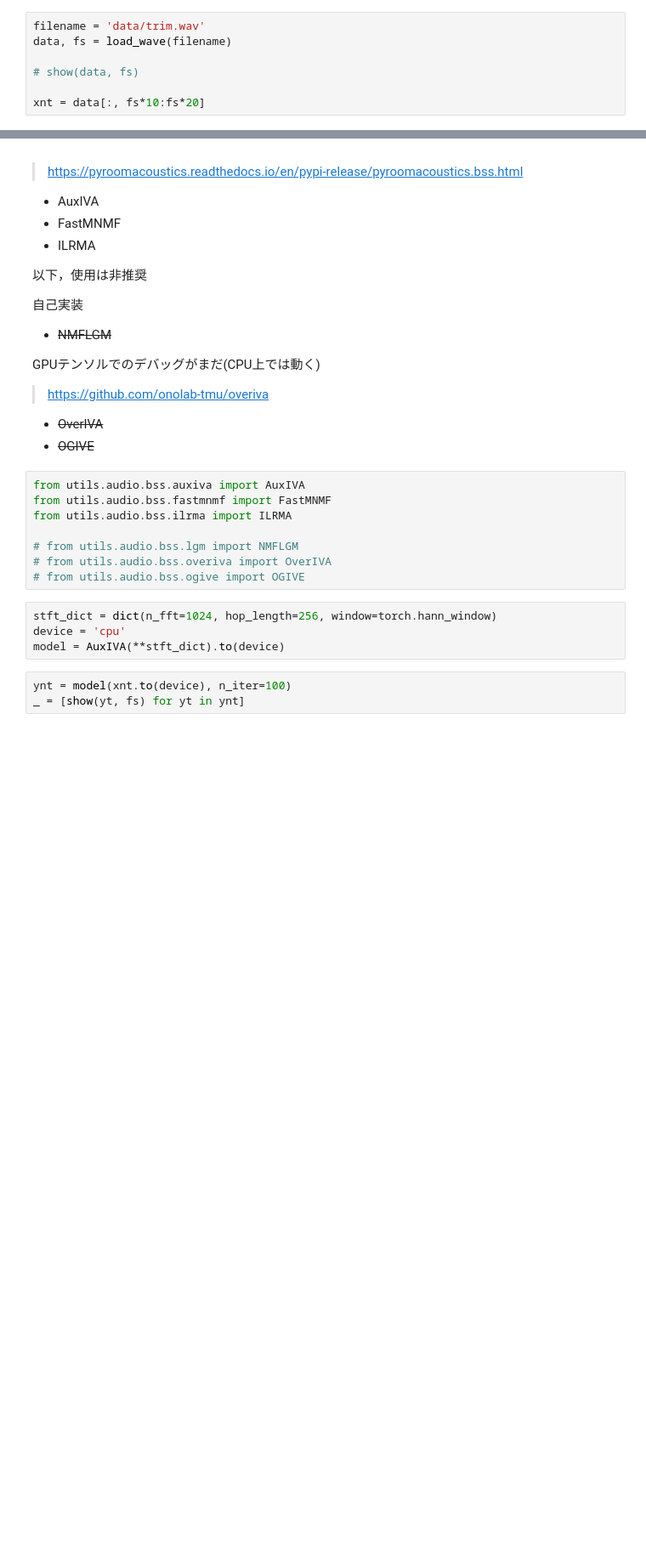
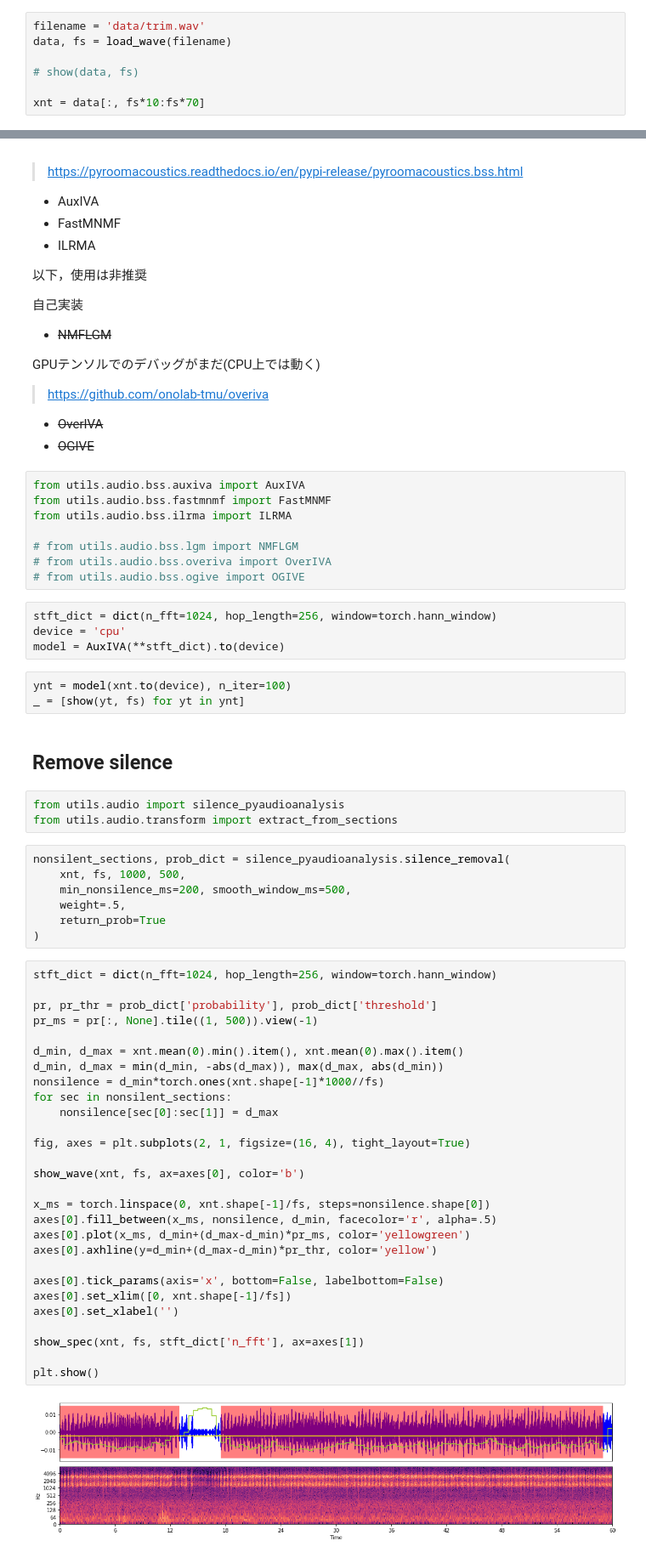
Before and after one commit to Masaki-Ichimura/BioacousticsAnalysisTools, a Jupyter notebook: tutorial.ipynb, the cells around one changed output, grey strips where cells are left out. Shown: that part at 85% size. Saved outputs shown, nothing was run; the diff lists cells and outputs as text; blank space fills up the shorter version.

Commit message:
Add options of silence removal function and more

```diff
--- a/tutorial.ipynb
+++ b/tutorial.ipynb
@@ -43,7 +43,7 @@ data, fs = load_wave(filename)
 
 # show(data, fs)
 
-xnt = data[:, fs*10:fs*20]
+xnt = data[:, fs*10:fs*70]
 # %% [markdown]
 ## BSS
 分離パラメータの詳細は pyroomacoustics から確認
@@ -76,3 +76,45 @@ model = AuxIVA(**stft_dict).to(device)
 # %%
 ynt = model(xnt.to(device), n_iter=100)
 _ = [show(yt, fs) for yt in ynt]
+# %% [markdown]
+## Remove silence
+# %%
+from utils.audio import silence_pyaudioanalysis
+from utils.audio.transform import extract_from_sections
+# %%
+nonsilent_sections, prob_dict = silence_pyaudioanalysis.silence_removal(
+    xnt, fs, 1000, 500,
+    min_nonsilence_ms=200, smooth_window_ms=500,
+    weight=.5,
+    return_prob=True
+)
+# %%
+stft_dict = dict(n_fft=1024, hop_length=256, window=torch.hann_window)
+
+pr, pr_thr = prob_dict['probability'], prob_dict['threshold']
+pr_ms = pr[:, None].tile((1, 500)).view(-1)
+
+d_min, d_max = xnt.mean(0).min().item(), xnt.mean(0).max().item()
+d_min, d_max = min(d_min, -abs(d_max)), max(d_max, abs(d_min))
+nonsilence = d_min*torch.ones(xnt.shape[-1]*1000//fs)
+for sec in nonsilent_sections:
+    nonsilence[sec[0]:sec[1]] = d_max
+
+fig, axes = plt.subplots(2, 1, figsize=(16, 4), tight_layout=True)
+
+show_wave(xnt, fs, ax=axes[0], color='b')
+
+x_ms = torch.linspace(0, xnt.shape[-1]/fs, steps=nonsilence.shape[0])
+axes[0].fill_between(x_ms, nonsilence, d_min, facecolor='r', alpha=.5)
+axes[0].plot(x_ms, d_min+(d_max-d_min)*pr_ms, color='yellowgreen')
+axes[0].axhline(y=d_min+(d_max-d_min)*pr_thr, color='yellow')
+
+axes[0].tick_params(axis='x', bottom=False, labelbottom=False)
+axes[0].set_xlim([0, xnt.shape[-1]/fs])
+axes[0].set_xlabel('')
+
+show_spec(xnt, fs, stft_dict['n_fft'], ax=axes[1])
+
+plt.show()
+# %% [output]
+[figure, added]
```
Also changed, not shown: parts of 7 cells of this notebook, 15 other files.
